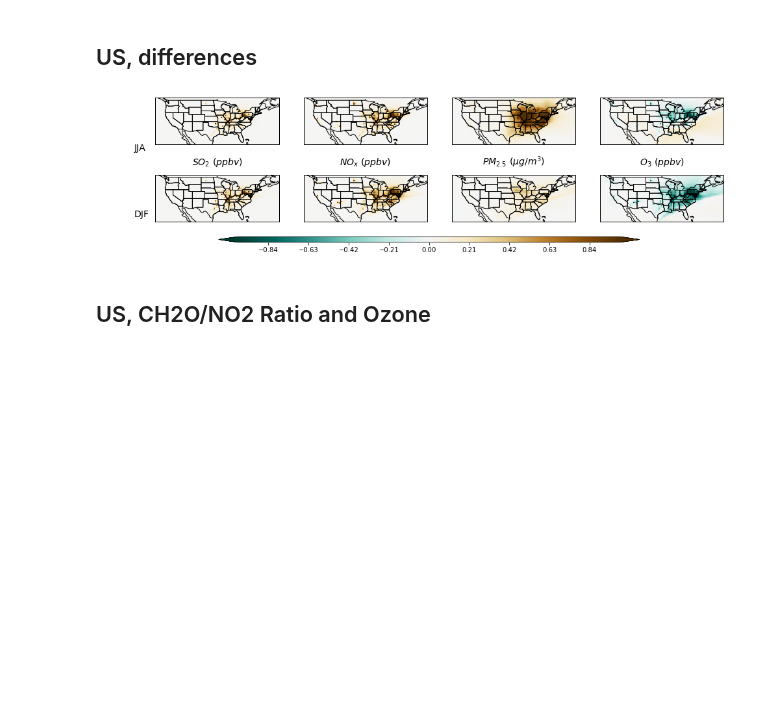
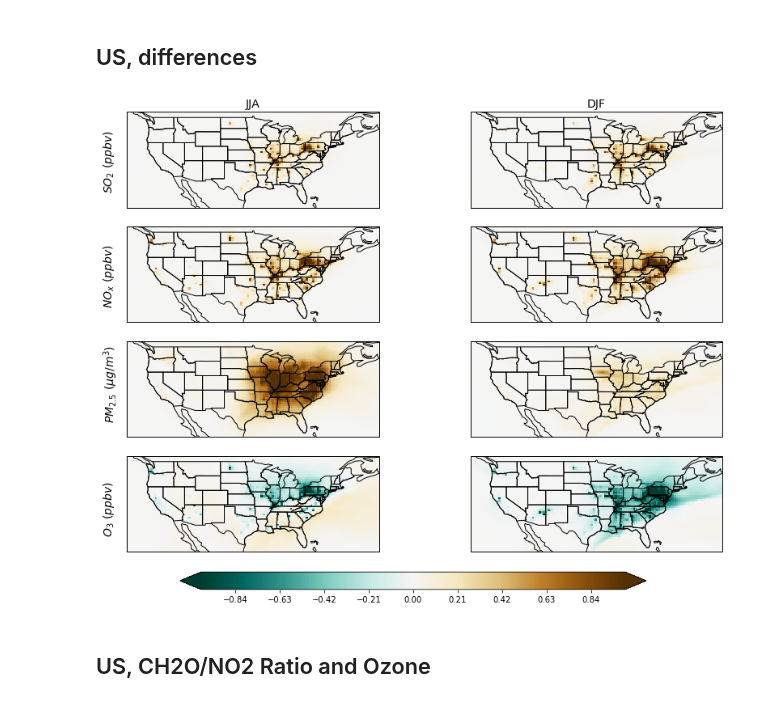
Before and after one commit to lfreese/us-ego, a Jupyter notebook: ego_nonuclear_project/grid-model_normal-nonuc-analysis.ipynb, the cells around one changed output. Drawn from its saved outputs; the diff is of its cells as text; code cells hidden in the pictures; blank space fills up the shorter version.

Commit message:
Updated figures for generals

```diff
--- a/ego_nonuclear_project/grid-model_normal-nonuc-analysis.ipynb
+++ b/ego_nonuclear_project/grid-model_normal-nonuc-analysis.ipynb
@@ -95,10 +95,10 @@ plt.suptitle('Summer Concentrations', fontsize = 20);
 # %%
 plotting.concentration_plot_seasonal_dif(ds = ds, seasons = ['JJA','DJF'], species_names = ['SO2','NOx','PM25','O3'], cmap = cmap_dif,
                    rows = 2, columns = 2, levels = levels_dict['dif'], lat_lon = utils.lat_lon_dict['US_lat_lon'],
-                   figsize = [18,4], extension = 'both')
+                   figsize = [16, 10], extension = 'both')
 plt.savefig('./Figures/summer_winter_national_dif.png', bbox_inches = 'tight', dpi = 150)
 # %% [output]
-[figure, old version]
+[figure, new version]
 # %% [markdown]
 ## US, CH2O/NO2 Ratio and Ozone
 # %% [markdown]
```
Also changed, not shown: parts of 1 cell of this notebook, 6 other files.
